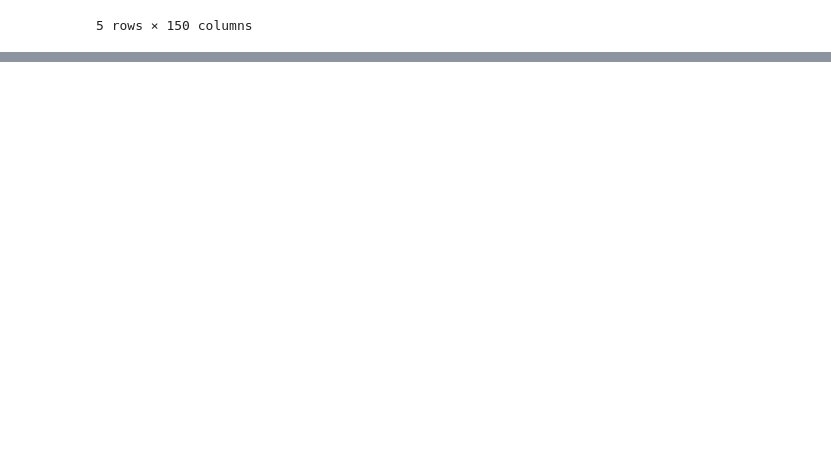
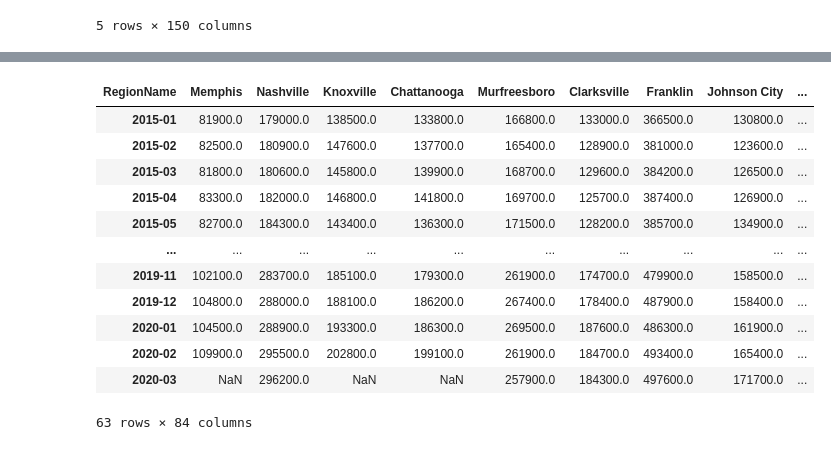
Before and after one commit to trallen09/team_centennial_park, a Jupyter notebook: data_cleaning.ipynb, the cells around one changed output, grey strips where cells are left out. Saved outputs shown, nothing was run; the diff lists cells and outputs as text; code cells hidden in the pictures; blank space fills up the shorter version.

```diff
--- a/data_cleaning.ipynb
+++ b/data_cleaning.ipynb
@@ -61,0 +99,17 @@ tn_sale_df.drop(columns=['Unnamed: 0', 'RegionID', 'StateName', 'SizeRank'])
+# %%
+sales_df = (tn_transpose_df.loc['2015-01':'2020-03'])
+sales_df
+# %% [output]
+| RegionName | Memphis | Nashville | Knoxville | Chattanooga | Murfreesboro | Clarksville | Franklin | Johnson City | ... |
+| 2015-01 | 81900.0 | 179000.0 | 138500.0 | 133800.0 | 166800.0 | 133000.0 | 366500.0 | 130800.0 | ... |
+| 2015-02 | 82500.0 | 180900.0 | 147600.0 | 137700.0 | 165400.0 | 128900.0 | 381000.0 | 123600.0 | ... |
+| 2015-03 | 81800.0 | 180600.0 | 145800.0 | 139900.0 | 168700.0 | 129600.0 | 384200.0 | 126500.0 | ... |
+| 2015-04 | 83300.0 | 182000.0 | 146800.0 | 141800.0 | 169700.0 | 125700.0 | 387400.0 | 126900.0 | ... |
+| 2015-05 | 82700.0 | 184300.0 | 143400.0 | 136300.0 | 171500.0 | 128200.0 | 385700.0 | 134900.0 | ... |
+| ... | ... | ... | ... | ... | ... | ... | ... | ... | ... |
+| 2019-11 | 102100.0 | 283700.0 | 185100.0 | 179300.0 | 261900.0 | 174700.0 | 479900.0 | 158500.0 | ... |
+| 2019-12 | 104800.0 | 288000.0 | 188100.0 | 186200.0 | 267400.0 | 178400.0 | 487900.0 | 158400.0 | ... |
+| 2020-01 | 104500.0 | 288900.0 | 193300.0 | 186300.0 | 269500.0 | 187600.0 | 486300.0 | 161900.0 | ... |
+| 2020-02 | 109900.0 | 295500.0 | 202800.0 | 199100.0 | 261900.0 | 184700.0 | 493400.0 | 165400.0 | ... |
+| 2020-03 | NaN | 296200.0 | NaN | NaN | 257900.0 | 184300.0 | 497600.0 | 171700.0 | ... |
+63 rows × 84 columns
```
Also changed, not shown: parts of 5 cells of this notebook.
